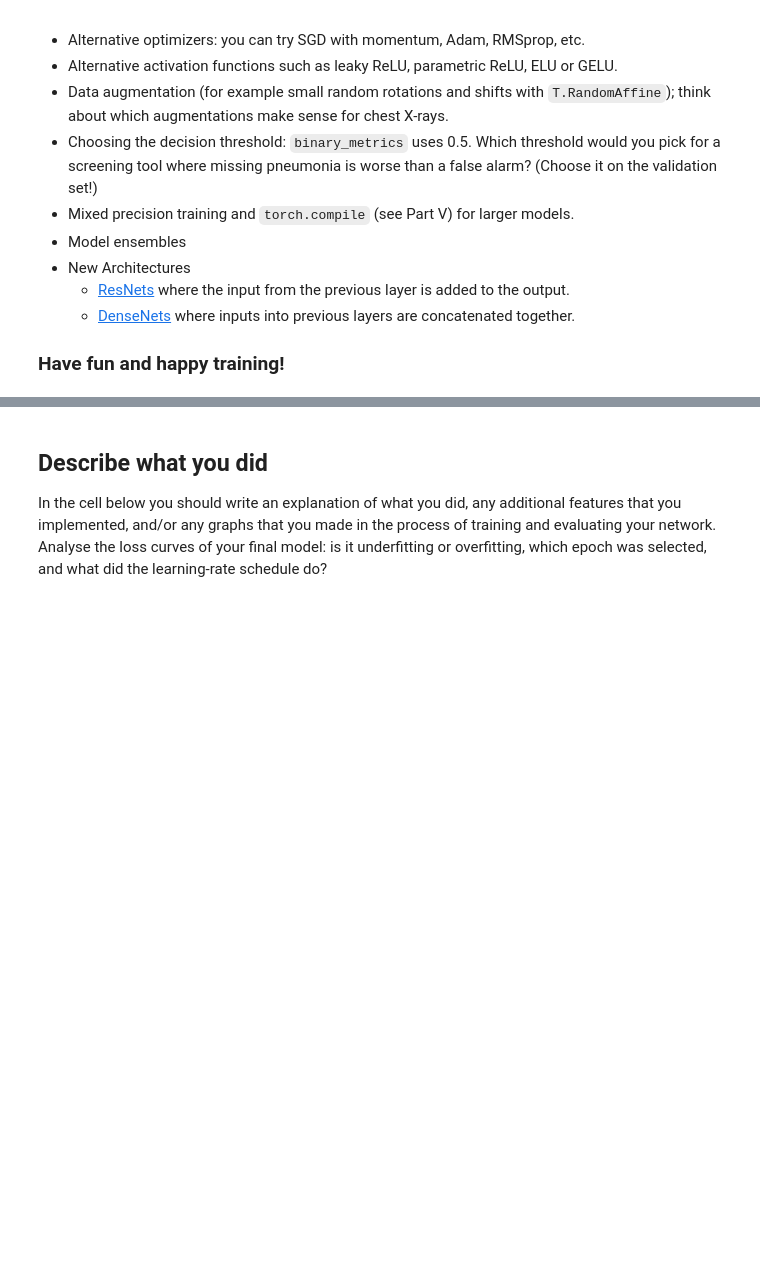
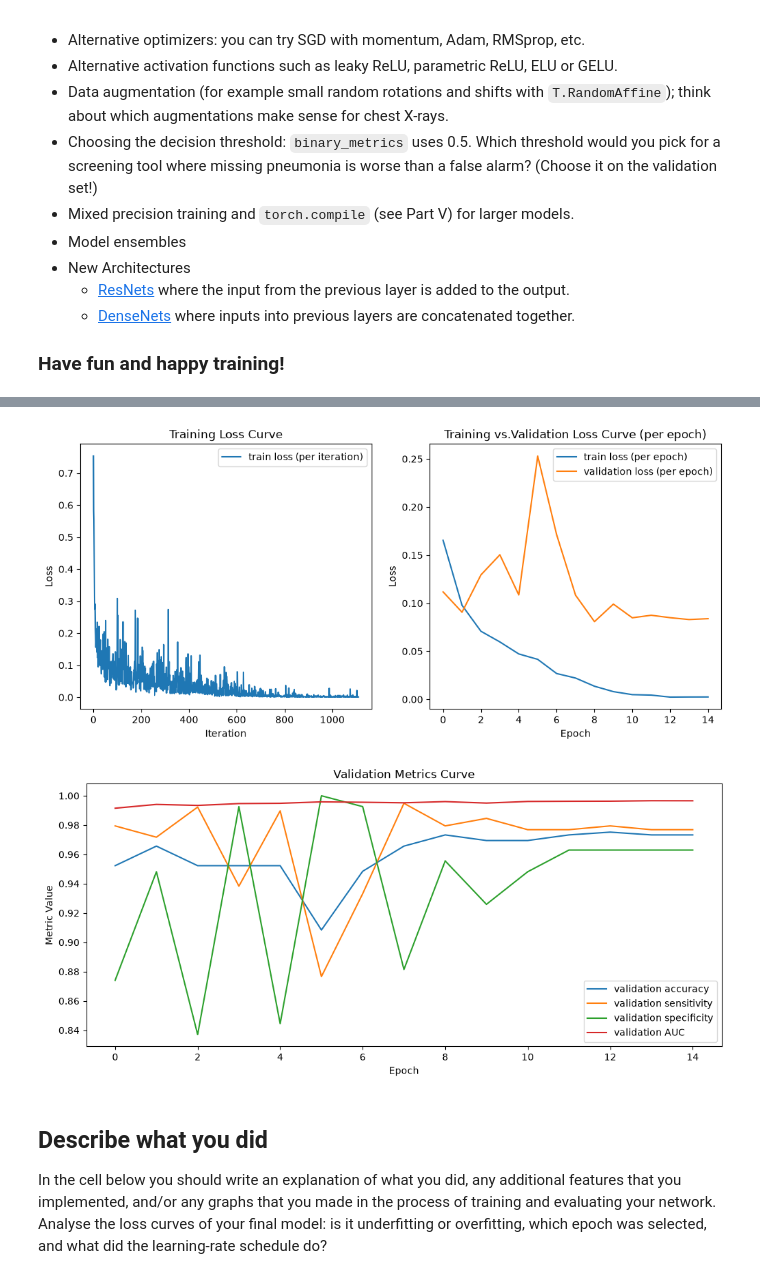
Before and after one commit to zyziaa/cm2003_lab2, a Jupyter notebook: PyTorch.ipynb, the cells around one changed output, grey strips where cells are left out. Cells and saved outputs as stored; diff of their text form; code cells hidden in the pictures; blank space fills up the shorter version.

Commit message:
task 5
almost finished - run the model on a test set

```diff
--- a/PyTorch.ipynb
+++ b/PyTorch.ipynb
@@ -1317,11 +1317,27 @@ set_seed(0)
 model = None
 optimizer = None
 scheduler = None
-epochs = 10
+epochs = 15
 
-# *****START OF YOUR CODE (DO NOT DELETE/MODIFY THIS LINE)*****
 
-pass
+model = nn.Sequential( nn.Conv2d(1,32,7,padding=3), nn.BatchNorm2d(32), nn.ReLU(), nn.MaxPool2d(2), #32 x 14 x 14
+                       nn.Conv2d(32,64,7,padding=3), nn.BatchNorm2d(64), nn.ReLU(), nn.MaxPool2d(2), #64 x 7 x 7
+                       nn.Flatten(),
+                       nn.Linear(64*7*7,1)
+                     )
+
+# architecture 2: [conv-relu-pool]xN -> [affine]xM, where N=2 and M=2
+model = nn.Sequential( nn.Conv2d(1,32,7,padding=3), nn.BatchNorm2d(32), nn.ReLU(), nn.MaxPool2d(2), #32 x 14 x 14
+                       nn.Conv2d(32,64,7,padding=3), nn.BatchNorm2d(64), nn.ReLU(), nn.MaxPool2d(2), #64 x 7 x 7
+                       nn.Flatten(),
+                       nn.Linear(64*7*7,128), nn.BatchNorm1d(128), nn.ReLU(), #vanilla batch normalization
+                       nn.Linear(128,1)
+                     )
+
+optimizer=optim.RMSprop(model.parameters(),lr=1e-3,weight_decay=1e-4)
+# optimizer=optim.AdamW(model.parameters(),lr=1e-3,weight_decay=1e-4)
+scheduler=torch.optim.lr_scheduler.CosineAnnealingLR(optimizer,T_max=epochs)
+
 
 # *****END OF YOUR CODE (DO NOT DELETE/MODIFY THIS LINE)*****
 ################################################################################
@@ -1336,3 +1367,5 @@ AttributeError: 'NoneType' object has no attribute 'to'
+[figure, added]
+[figure, added]
 # %% [markdown]
 ## Describe what you did
 
```
Also changed, not shown: parts of 10 cells of this notebook.
